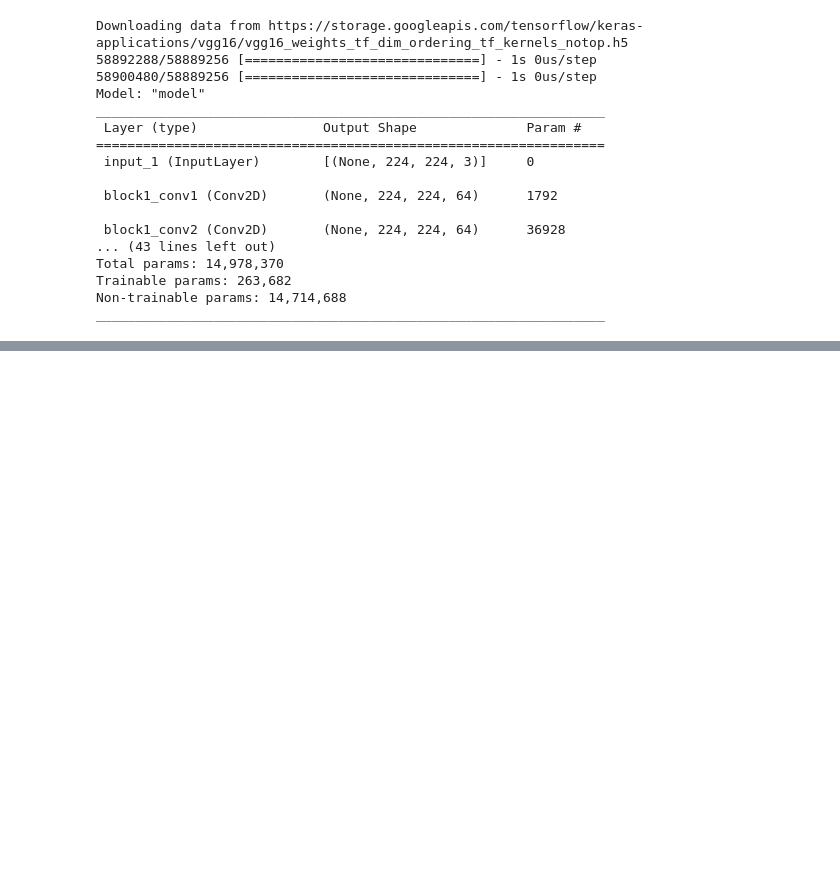
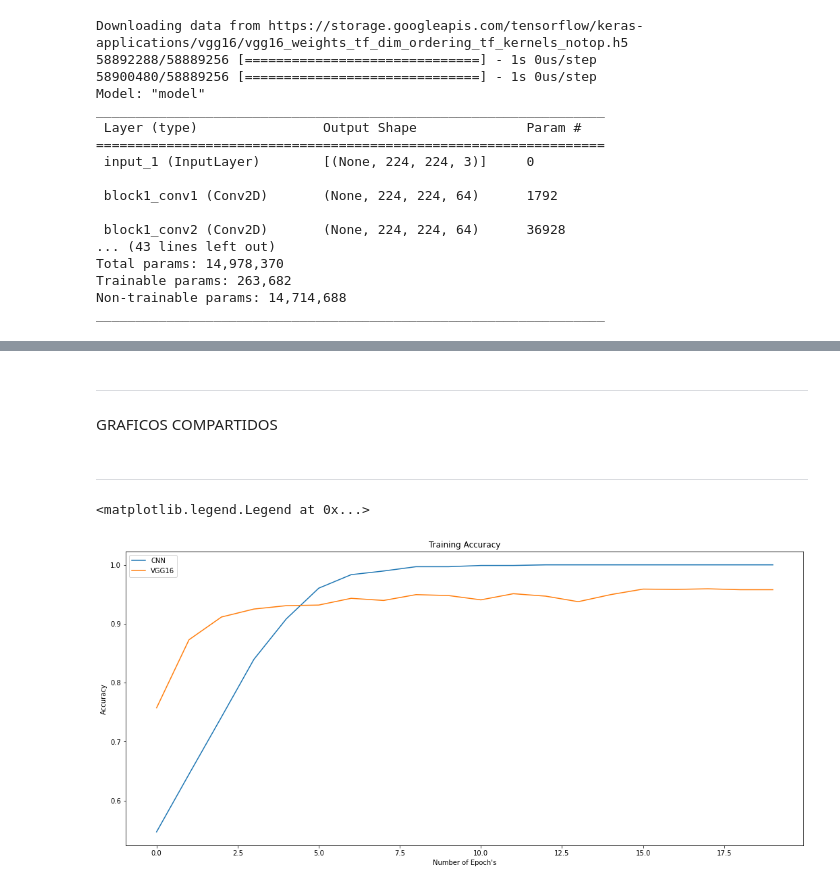
Before and after one commit to DayrisRM/Mineria_PR2, a Jupyter notebook: Mineria_PR2.ipynb, the cells around one changed output, grey strips where cells are left out. Cells and saved outputs as stored; diff of their text form; code cells hidden in the pictures; blank space fills up the shorter version.

```diff
--- a/Mineria_PR2.ipynb
+++ b/Mineria_PR2.ipynb
@@ -362,0 +459,23 @@ ValueError: ignored
+# %% [markdown]
+
+
+---
+# %% [markdown]
+GRAFICOS COMPARTIDOS
+# %% [markdown]
+
+
+---
+# %%
+#gráfico compartido accuracy
+plt.figure(figsize = (18,8))
+plt.plot(range(20), history.history['accuracy'], label = 'CNN')
+plt.plot(range(20), historyVGG16.history['accuracy'], label = 'VGG16')
+#ax1.set_xticks(np.arange(0, 31, 5))
+plt.xlabel("Number of Epoch's")
+plt.ylabel('Accuracy')
+plt.title('Training Accuracy')
+plt.legend(loc = "best")
+# %% [output]
+<matplotlib.legend.Legend at 0x...>
+[figure, added]
```
Also changed, not shown: parts of 10 cells of this notebook.
